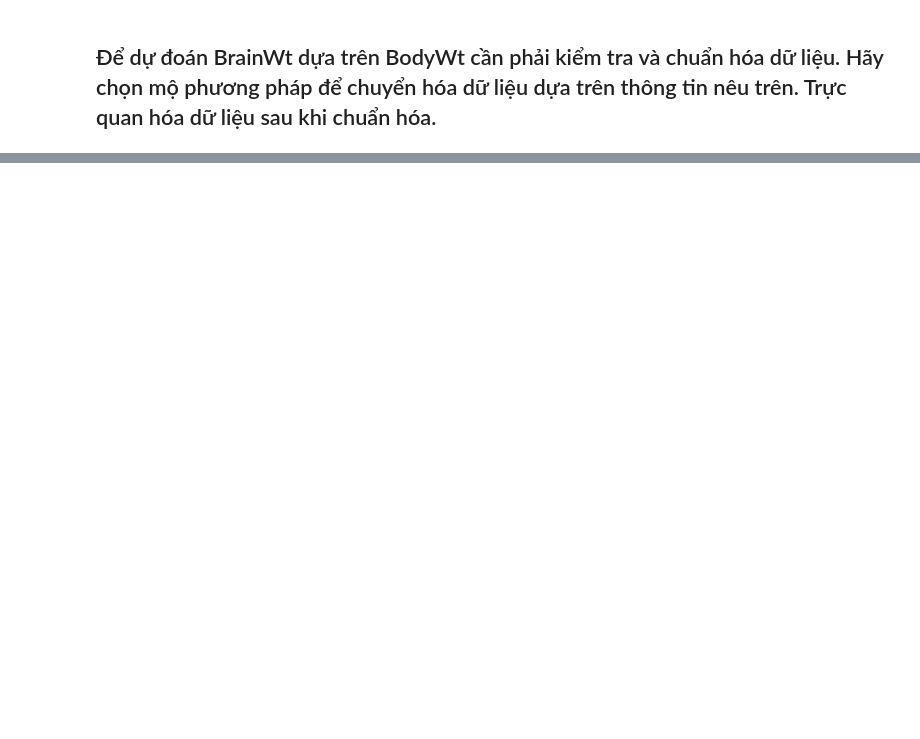
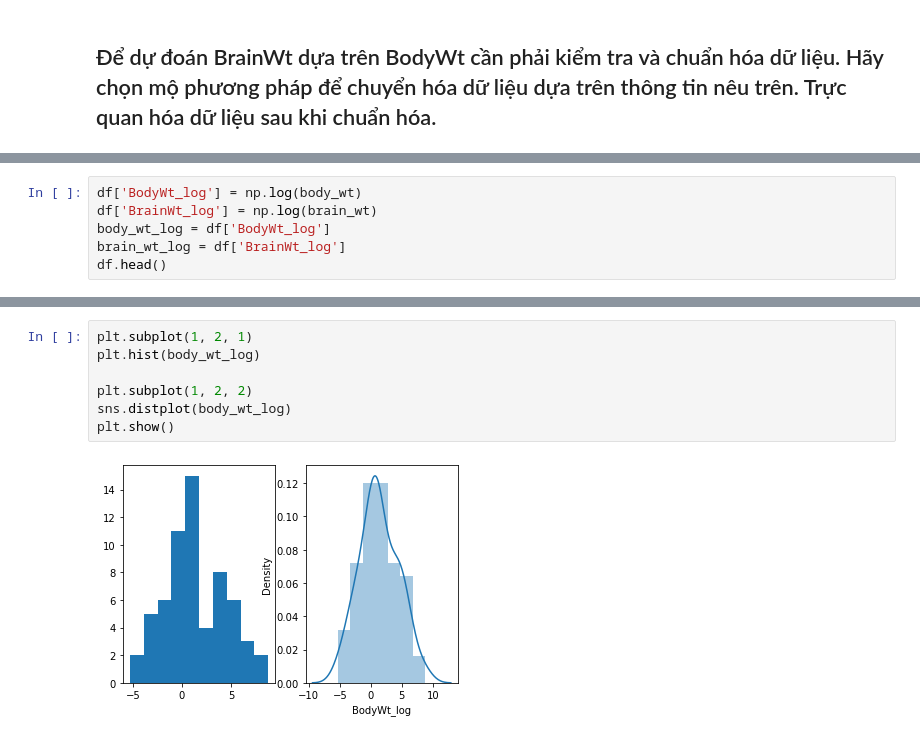
Before and after one commit to kieutridang/Data-Pre-processing-and-Analysis, a Jupyter notebook: week_2-Chapter_4_Standardizing_Data/1_standardizing_data/Standardize_mamamals.ipynb, the cells around one changed output, grey strips where cells are left out. Drawn from its saved outputs; the diff is of its cells as text; blank space fills up the shorter version.

```diff
--- a/week_2-Chapter_4_Standardizing_Data/1_standardizing_data/Standardize_mamamals.ipynb
+++ b/week_2-Chapter_4_Standardizing_Data/1_standardizing_data/Standardize_mamamals.ipynb
@@ -69,0 +101,6 @@ body_wt.kurtosis()
+# %%
+df['BodyWt_log'] = np.log(body_wt)
+df['BrainWt_log'] = np.log(brain_wt)
+body_wt_log = df['BodyWt_log']
+brain_wt_log = df['BrainWt_log']
+df.head()
@@ -69,0 +114,9 @@ body_wt.kurtosis()
+# %%
+plt.subplot(1, 2, 1)
+plt.hist(body_wt_log)
+
+plt.subplot(1, 2, 2)
+sns.distplot(body_wt_log)
+plt.show()
+# %% [output]
+[figure, added]
```
Also changed, not shown: parts of 10 cells of this notebook.
